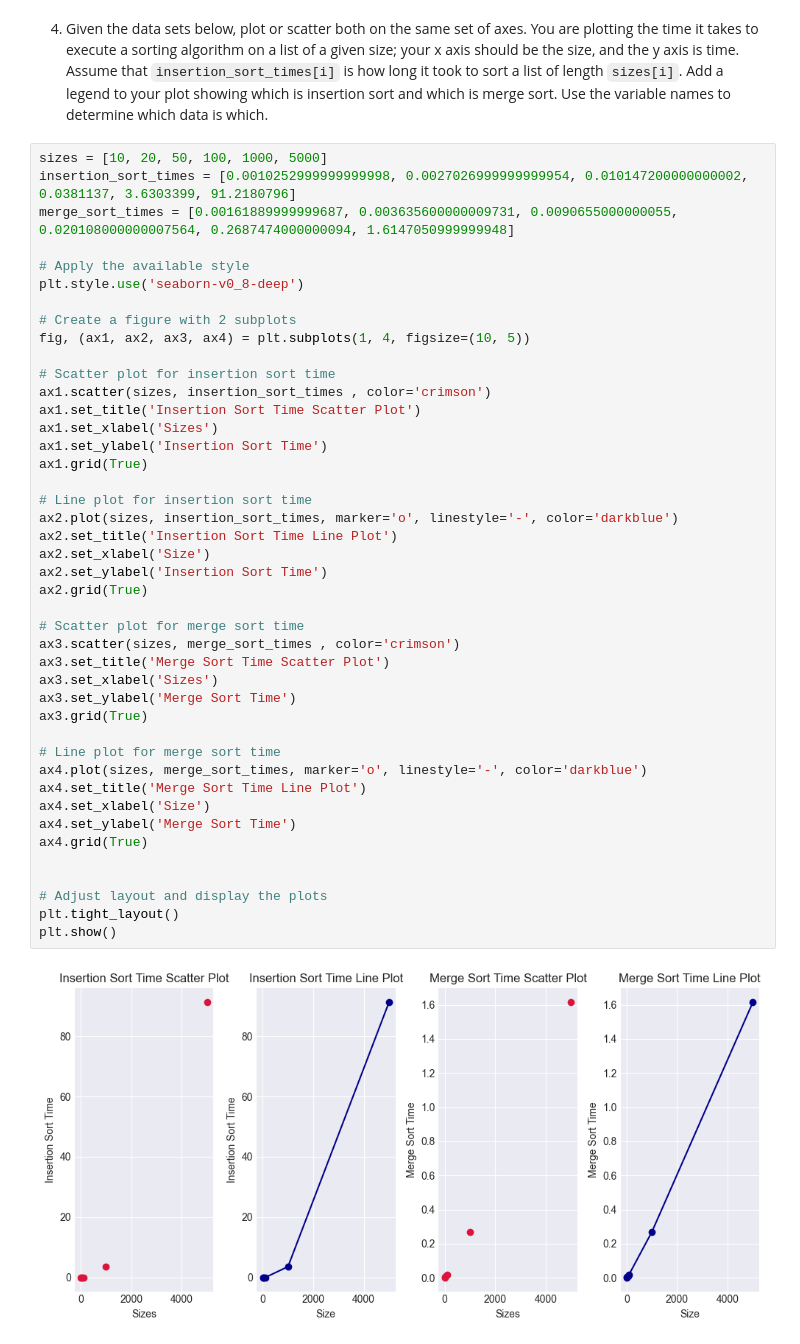
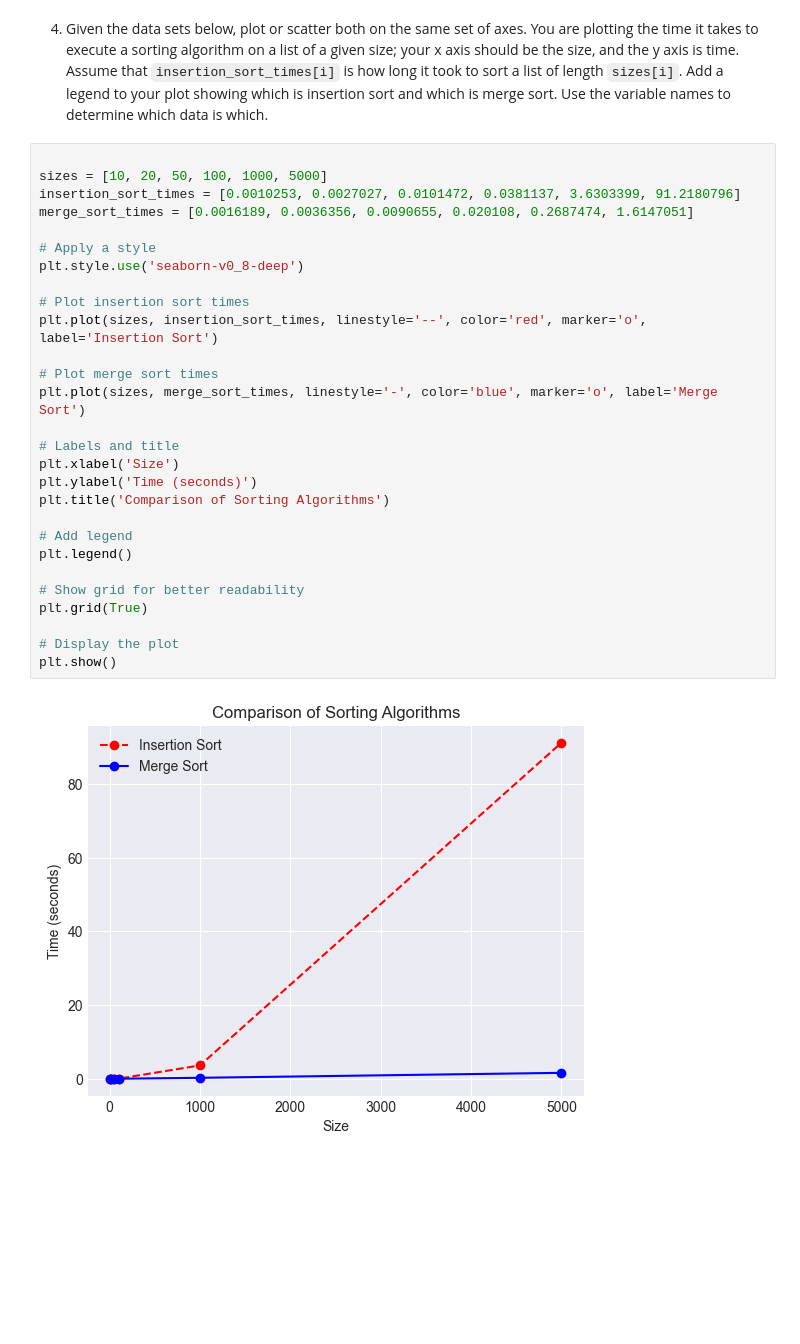
Before and after one commit to Ldooley32/pyplot-ldooley, a Jupyter notebook: pyplot.ipynb, the cells around one changed output. Drawn from its saved outputs; the diff is of its cells as text; blank space fills up the shorter version.

```diff
--- a/pyplot.ipynb
+++ b/pyplot.ipynb
@@ -128,48 +128,33 @@ plt.show()
 [figure]
 # %% [markdown]
 4. Given the data sets below, plot or scatter both on the same set of axes.  You are plotting the time it takes to execute a sorting algorithm on a list of a given size; your x axis should be the size, and the y axis is time.  Assume that `insertion_sort_times[i]` is how long it took to sort a list of length `sizes[i]`.  Add a legend to your plot showing which is insertion sort and which is merge sort.  Use the variable names to determine which data is which.
-# %%
-sizes = [10, 20, 50, 100, 1000, 5000]
-insertion_sort_times = [0.0010252999999999998, 0.0027026999999999954, 0.010147200000000002, 0.0381137, 3.6303399, 91.2180796]
-merge_sort_times = [0.00161889999999687, 0.003635600000009731, 0.0090655000000055, 0.020108000000007564, 0.2687474000000094, 1.6147050999999948]
-
-# Apply the available style
-plt.style.use('seaborn-v0_8-deep')
-
-# Create a figure with 2 subplots
-fig, (ax1, ax2, ax3, ax4) = plt.subplots(1, 4, figsize=(10, 5))
-
-# Scatter plot for insertion sort time
-ax1.scatter(sizes, insertion_sort_times , color='crimson')
-ax1.set_title('Insertion Sort Time Scatter Plot')
-ax1.set_xlabel('Sizes')
-ax1.set_ylabel('Insertion Sort Time')
-ax1.grid(True)
-
-# Line plot for insertion sort time
-ax2.plot(sizes, insertion_sort_times, marker='o', linestyle='-', color='darkblue')
-ax2.set_title('Insertion Sort Time Line Plot')
-ax2.set_xlabel('Size')
-ax2.set_ylabel('Insertion Sort Time')
-ax2.grid(True)
-
-# Scatter plot for merge sort time
-ax3.scatter(sizes, merge_sort_times , color='crimson')
-ax3.set_title('Merge Sort Time Scatter Plot')
-ax3.set_xlabel('Sizes')
-ax3.set_ylabel('Merge Sort Time')
-ax3.grid(True)
-
-# Line plot for merge sort time
-ax4.plot(sizes, merge_sort_times, marker='o', linestyle='-', color='darkblue')
-ax4.set_title('Merge Sort Time Line Plot')
-ax4.set_xlabel('Size')
-ax4.set_ylabel('Merge Sort Time')
-ax4.grid(True)
-
-
-# Adjust layout and display the plots
-plt.tight_layout()
-plt.show()
-# %% [output]
-[figure, removed]
+# %%
+
+sizes = [10, 20, 50, 100, 1000, 5000]
+insertion_sort_times = [0.0010253, 0.0027027, 0.0101472, 0.0381137, 3.6303399, 91.2180796]
+merge_sort_times = [0.0016189, 0.0036356, 0.0090655, 0.020108, 0.2687474, 1.6147051]
+
+# Apply a style
+plt.style.use('seaborn-v0_8-deep')
+
+# Plot insertion sort times
+plt.plot(sizes, insertion_sort_times, linestyle='--', color='red', marker='o', label='Insertion Sort')
+
+# Plot merge sort times
+plt.plot(sizes, merge_sort_times, linestyle='-', color='blue', marker='o', label='Merge Sort')
+
+# Labels and title
+plt.xlabel('Size')
+plt.ylabel('Time (seconds)')
+plt.title('Comparison of Sorting Algorithms')
+
+# Add legend
+plt.legend()
+
+# Show grid for better readability
+plt.grid(True)
+
+# Display the plot
+plt.show()
+# %% [output]
+[figure, added]
```
